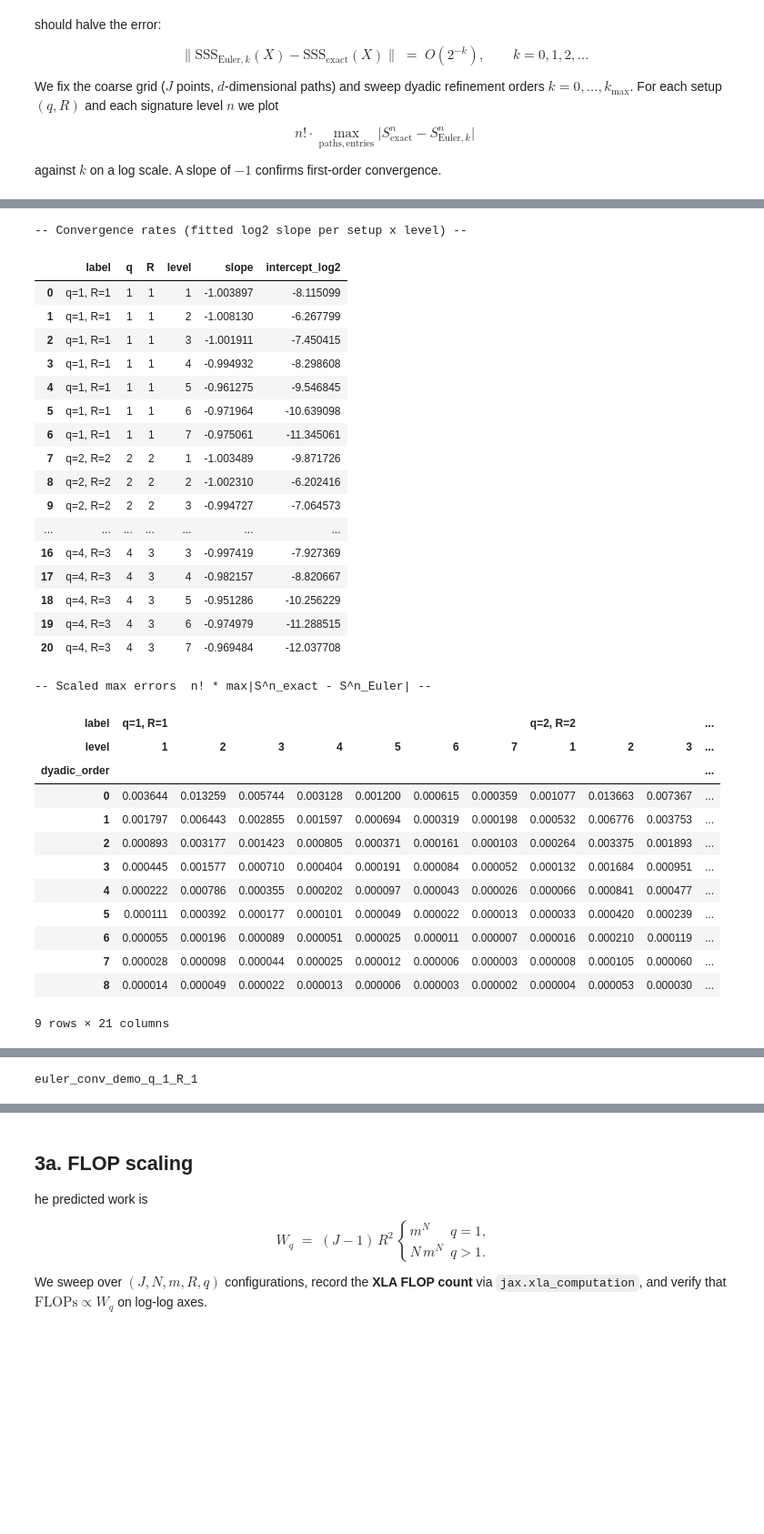
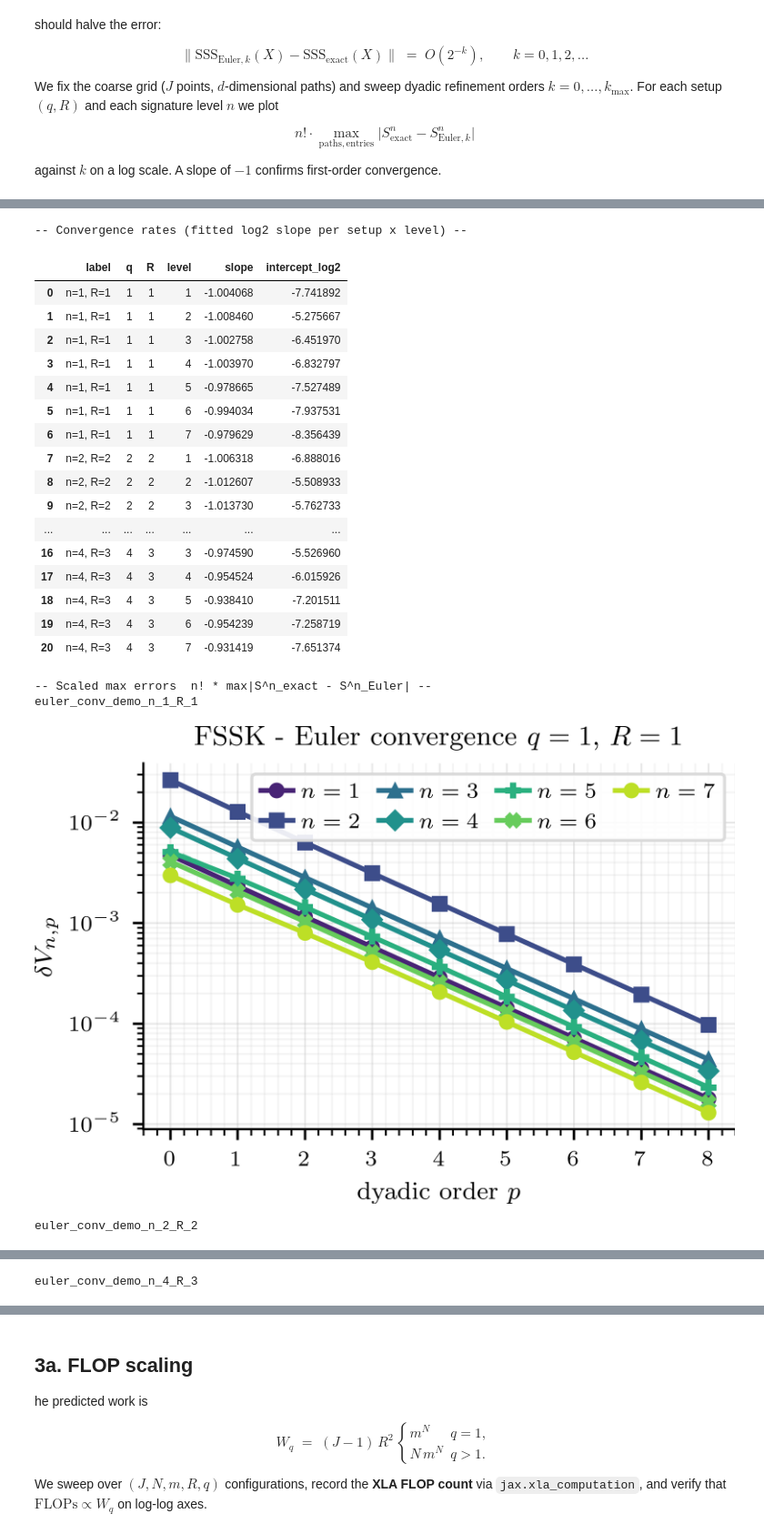
Before and after one commit to hagerpa/tensordev, a Jupyter notebook: notebooks/sss/validation.ipynb, the cells around one changed output, grey strips where cells are left out. Shown at 91% size. Cells and saved outputs as stored; diff of their text form; code cells hidden in the pictures; blank space fills up the shorter version.

Commit message:
-- fixed fssk-conv adapter coef bug -- cleaned validation

```diff
--- a/notebooks/sss/validation.ipynb
+++ b/notebooks/sss/validation.ipynb
@@ -212,51 +227,40 @@ if result.returncode != 0:
 # %%
 from pathlib import Path
 from IPython.display import display, Image
 import pandas as pd
 
 out = Path('validation') / OUTPUT_DIR
 
 print('-- Convergence rates (fitted log2 slope per setup x level) --')
 display(pd.read_csv(out / 'euler_conv_demo_rates.csv'))
 
 print('\n-- Scaled max errors  n! * max|S^n_exact - S^n_Euler| --')
 df_err = pd.read_csv(out / 'euler_conv_demo_errors.csv')
-display(df_err.pivot_table(index='dyadic_order', columns=['label', 'level'],
-                           values='scaled_max_error'))
+#display(df_err.pivot_table(index='dyadic_order', columns=['label', 'level'], values='scaled_max_error'))
 
 for png in sorted(out.glob('euler_conv_demo_*.png')):
     print(png.stem)
     display(Image(filename=str(png)))
 # %% [output]
 -- Convergence rates (fitted log2 slope per setup x level) --
 |  | label | q | R | level | slope | intercept_log2 |
-| 0 | q=1, R=1 | 1 | 1 | 1 | -1.003897 | -8.115099 |
-| 1 | q=1, R=1 | 1 | 1 | 2 | -1.008130 | -6.267799 |
-| 2 | q=1, R=1 | 1 | 1 | 3 | -1.001911 | -7.450415 |
-| 3 | q=1, R=1 | 1 | 1 | 4 | -0.994932 | -8.298608 |
-| 4 | q=1, R=1 | 1 | 1 | 5 | -0.961275 | -9.546845 |
-| 5 | q=1, R=1 | 1 | 1 | 6 | -0.971964 | -10.639098 |
-| 6 | q=1, R=1 | 1 | 1 | 7 | -0.975061 | -11.345061 |
-| 7 | q=2, R=2 | 2 | 2 | 1 | -1.003489 | -9.871726 |
-| 8 | q=2, R=2 | 2 | 2 | 2 | -1.002310 | -6.202416 |
-| 9 | q=2, R=2 | 2 | 2 | 3 | -0.994727 | -7.064573 |
+| 0 | n=1, R=1 | 1 | 1 | 1 | -1.004068 | -7.741892 |
+| 1 | n=1, R=1 | 1 | 1 | 2 | -1.008460 | -5.275667 |
+| 2 | n=1, R=1 | 1 | 1 | 3 | -1.002758 | -6.451970 |
+| 3 | n=1, R=1 | 1 | 1 | 4 | -1.003970 | -6.832797 |
+| 4 | n=1, R=1 | 1 | 1 | 5 | -0.978665 | -7.527489 |
+| 5 | n=1, R=1 | 1 | 1 | 6 | -0.994034 | -7.937531 |
+| 6 | n=1, R=1 | 1 | 1 | 7 | -0.979629 | -8.356439 |
+| 7 | n=2, R=2 | 2 | 2 | 1 | -1.006318 | -6.888016 |
+| 8 | n=2, R=2 | 2 | 2 | 2 | -1.012607 | -5.508933 |
+| 9 | n=2, R=2 | 2 | 2 | 3 | -1.013730 | -5.762733 |
 | ... | ... | ... | ... | ... | ... | ... |
-| 16 | q=4, R=3 | 4 | 3 | 3 | -0.997419 | -7.927369 |
-| 17 | q=4, R=3 | 4 | 3 | 4 | -0.982157 | -8.820667 |
-| 18 | q=4, R=3 | 4 | 3 | 5 | -0.951286 | -10.256229 |
-| 19 | q=4, R=3 | 4 | 3 | 6 | -0.974979 | -11.288515 |
-| 20 | q=4, R=3 | 4 | 3 | 7 | -0.969484 | -12.037708 |
+| 16 | n=4, R=3 | 4 | 3 | 3 | -0.974590 | -5.526960 |
+| 17 | n=4, R=3 | 4 | 3 | 4 | -0.954524 | -6.015926 |
+| 18 | n=4, R=3 | 4 | 3 | 5 | -0.938410 | -7.201511 |
+| 19 | n=4, R=3 | 4 | 3 | 6 | -0.954239 | -7.258719 |
+| 20 | n=4, R=3 | 4 | 3 | 7 | -0.931419 | -7.651374 |
 -- Scaled max errors  n! * max|S^n_exact - S^n_Euler| --
+euler_conv_demo_n_1_R_1
-| label | q=1, R=1 |  |  |  |  |  |  | q=2, R=2 |  |  | ... |
-| level | 1 | 2 | 3 | 4 | 5 | 6 | 7 | 1 | 2 | 3 | ... |
-| dyadic_order |  |  |  |  |  |  |  |  |  |  | ... |
-| 0 | 0.003644 | 0.013259 | 0.005744 | 0.003128 | 0.001200 | 0.000615 | 0.000359 | 0.001077 | 0.013663 | 0.007367 | ... |
-| 1 | 0.001797 | 0.006443 | 0.002855 | 0.001597 | 0.000694 | 0.000319 | 0.000198 | 0.000532 | 0.006776 | 0.003753 | ... |
-| 2 | 0.000893 | 0.003177 | 0.001423 | 0.000805 | 0.000371 | 0.000161 | 0.000103 | 0.000264 | 0.003375 | 0.001893 | ... |
-| 3 | 0.000445 | 0.001577 | 0.000710 | 0.000404 | 0.000191 | 0.000084 | 0.000052 | 0.000132 | 0.001684 | 0.000951 | ... |
-| 4 | 0.000222 | 0.000786 | 0.000355 | 0.000202 | 0.000097 | 0.000043 | 0.000026 | 0.000066 | 0.000841 | 0.000477 | ... |
-| 5 | 0.000111 | 0.000392 | 0.000177 | 0.000101 | 0.000049 | 0.000022 | 0.000013 | 0.000033 | 0.000420 | 0.000239 | ... |
-| 6 | 0.000055 | 0.000196 | 0.000089 | 0.000051 | 0.000025 | 0.000011 | 0.000007 | 0.000016 | 0.000210 | 0.000119 | ... |
-| 7 | 0.000028 | 0.000098 | 0.000044 | 0.000025 | 0.000012 | 0.000006 | 0.000003 | 0.000008 | 0.000105 | 0.000060 | ... |
-| 8 | 0.000014 | 0.000049 | 0.000022 | 0.000013 | 0.000006 | 0.000003 | 0.000002 | 0.000004 | 0.000053 | 0.000030 | ... |
+[figure, new version]
-9 rows × 21 columns
+euler_conv_demo_n_2_R_2
@@ -263 +268 @@ for png in sorted(out.glob('euler_conv_demo_*.png')):
-euler_conv_demo_q_1_R_1
+euler_conv_demo_n_4_R_3
```
Also changed, not shown: parts of 8 cells of this notebook, 17 other files.
